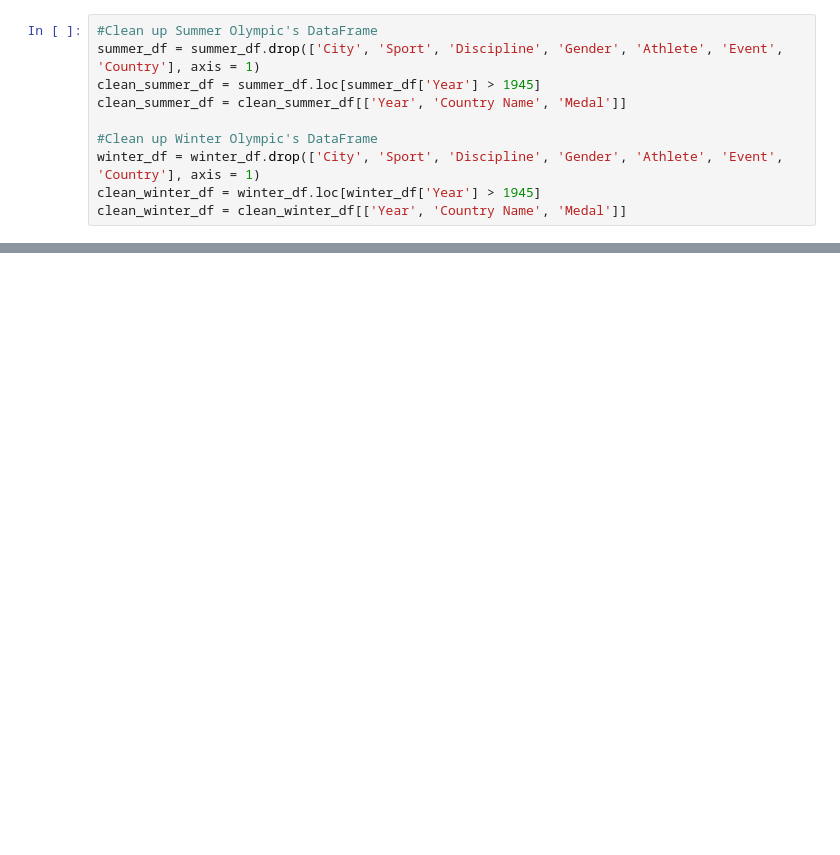
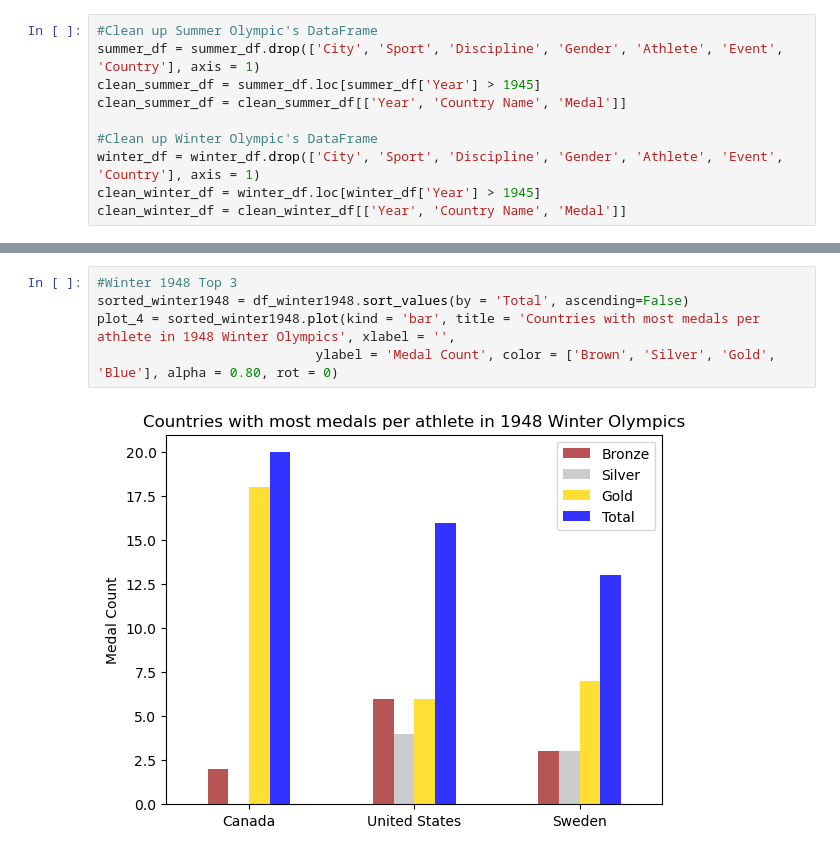
Before and after one commit to HomarOrtiz/project_1, a Jupyter notebook: Homar/Homar.ipynb, the cells around one changed output, grey strips where cells are left out. Saved outputs shown, nothing was run; the diff lists cells and outputs as text; blank space fills up the shorter version.

```diff
--- a/Homar/Homar.ipynb
+++ b/Homar/Homar.ipynb
@@ -293,0 +270,7 @@ TypeError: 'DataFrame' object is not callable
+# %%
+#Winter 1948 Top 3
+sorted_winter1948 = df_winter1948.sort_values(by = 'Total', ascending=False)
+plot_4 = sorted_winter1948.plot(kind = 'bar', title = 'Countries with most medals per athlete in 1948 Winter Olympics', xlabel = '',
+                            ylabel = 'Medal Count', color = ['Brown', 'Silver', 'Gold', 'Blue'], alpha = 0.80, rot = 0)
+# %% [output]
+[figure, added]
```
Also changed, not shown: parts of 18 cells of this notebook, 14 other files.
